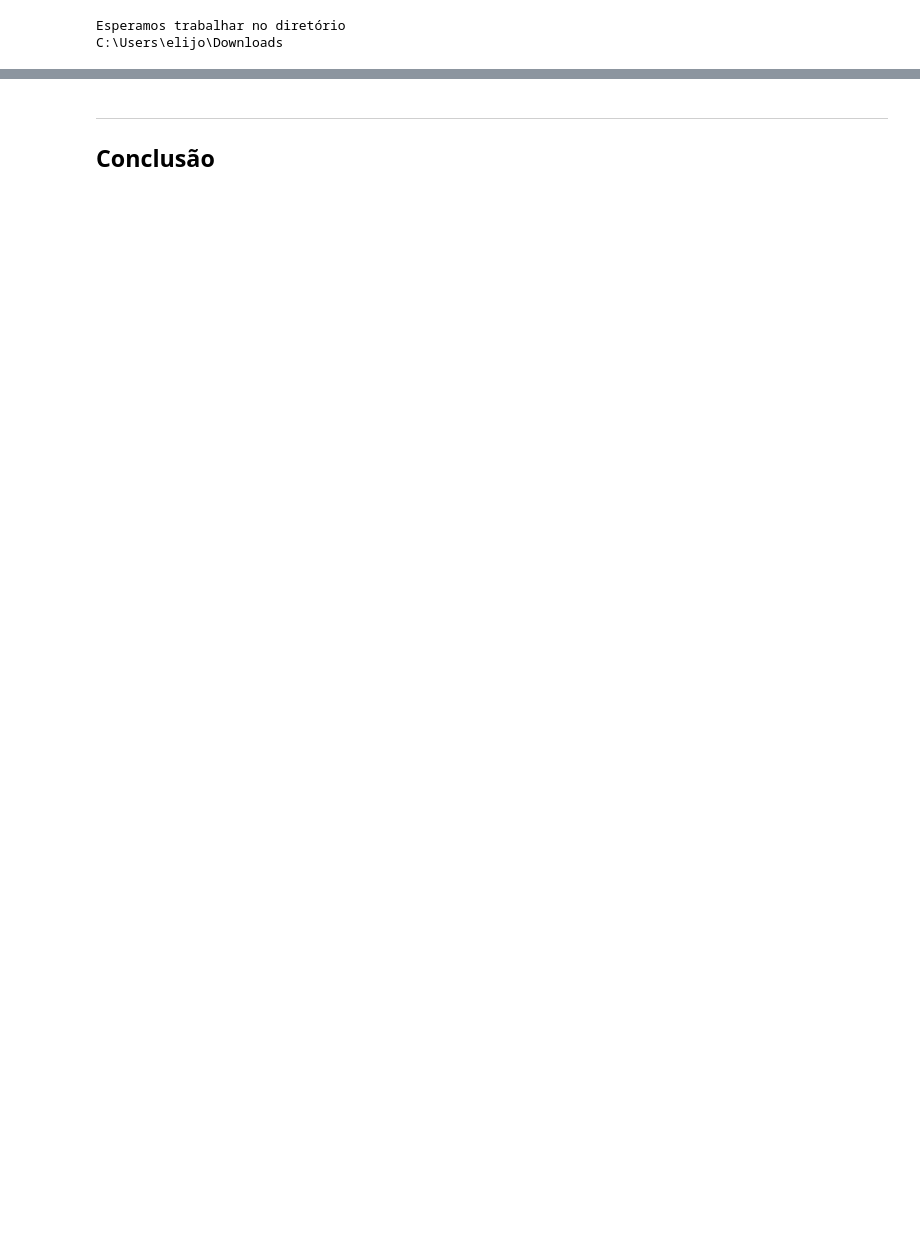
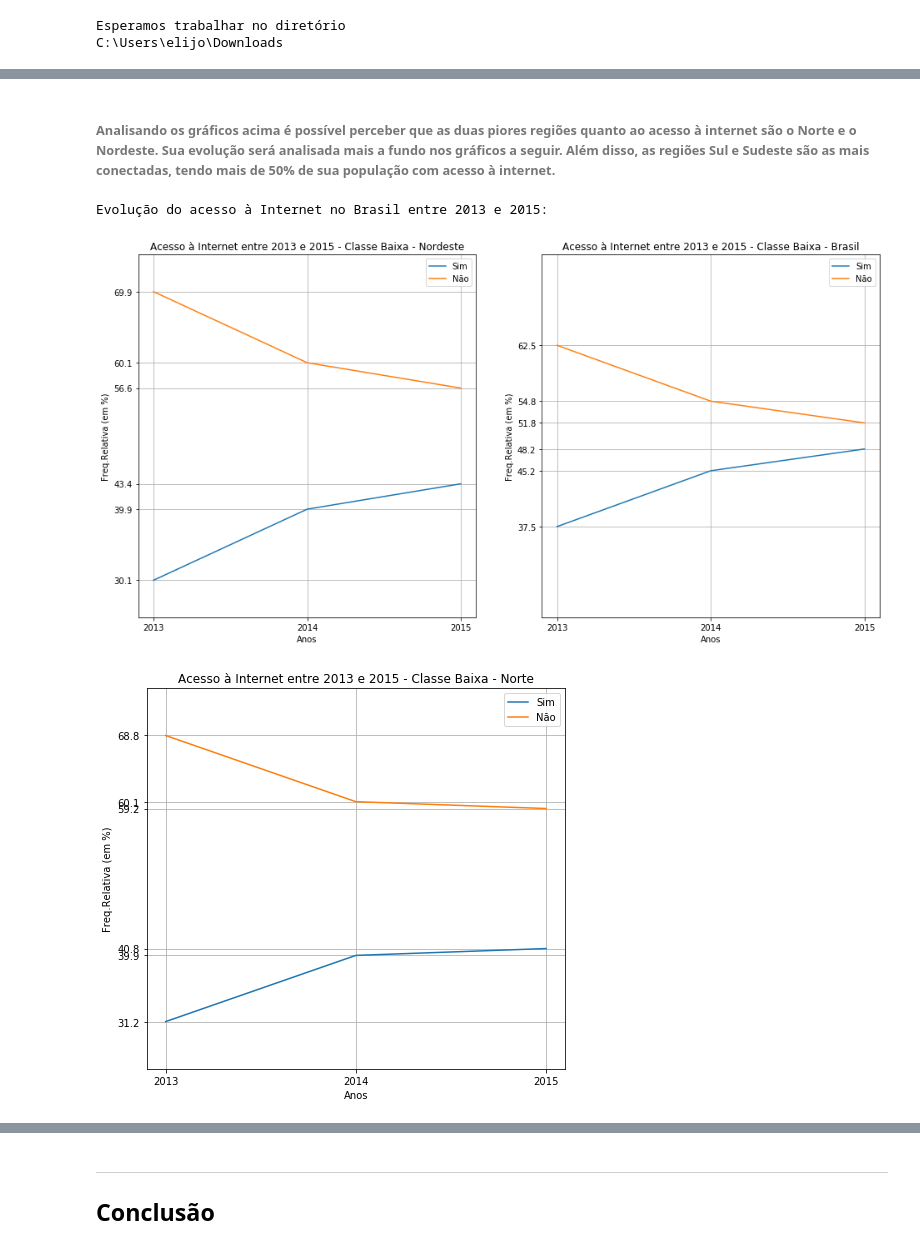
Before and after one commit to elijose55/CD, a Jupyter notebook: Projeto1 Layout.ipynb, the cells around one changed output, grey strips where cells are left out. Saved outputs shown, nothing was run; the diff lists cells and outputs as text; code cells hidden in the pictures; blank space fills up the shorter version.

```diff
--- a/Projeto1 Layout.ipynb
+++ b/Projeto1 Layout.ipynb
@@ -252,0 +281,72 @@ Nao        79.2    36.4  42.3
+# %% [markdown]
+###### Analisando os gráficos acima é possível perceber que as duas piores regiões quanto ao acesso à internet são o Norte e o Nordeste. Sua evolução será analisada mais a fundo nos gráficos a seguir. Além disso, as regiões Sul e Sudeste são as mais conectadas, tendo mais de 50% de sua população com acesso à internet.
+# %%
+#brasil
+b3 = (dados3.Internet.value_counts(sort=False, normalize=True)*100).round(decimals=1)
+b4 = (dados4.Internet.value_counts(sort=False, normalize=True)*100).round(decimals=1)
+b5 = (dados5.Internet.value_counts(sort=False, normalize=True)*100).round(decimals=1)
+
+#nordeste
+ut3 = (dados3.Internet[dados3.Regiao=='Nordeste'].value_counts(sort=False, normalize=True)*100).round(decimals=1)
+ut4 = (dados4.Internet[dados4.Regiao=='Nordeste'].value_counts(sort=False, normalize=True)*100).round(decimals=1)
+ut5 = (dados5.Internet[dados5.Regiao=='Nordeste'].value_counts(sort=False, normalize=True)*100).round(decimals=1)
+
+#norte
+n3 = (dados3.Internet[dados3.Regiao=='Norte'].value_counts(sort=False, normalize=True)*100).round(decimals=1)
+n4 = (dados4.Internet[dados4.Regiao=='Norte'].value_counts(sort=False, normalize=True)*100).round(decimals=1)
+n5 = (dados5.Internet[dados5.Regiao=='Norte'].value_counts(sort=False, normalize=True)*100).round(decimals=1)
+# %%
+lista1 = [ut3,ut4,ut5]
+lista2 = [b3,b4,b5]
+lista3 = [n3,n4,n5]
+anos = ['2013','2014','2015']
+
+#Nordeste
+fig = plt.figure(figsize=(20, 7))
+plt.subplot(131)
+plt.plot(anos,lista1)
+plt.xticks([2013,2014,2015])
+plt.yticks([69.9,60.1,56.6,30.1,39.9,43.4])
+plt.ylabel('Freq.Relativa (em %)')
+plt.xlabel('Anos')
+plt.legend(['Sim','Não'])
+plt.title('Acesso à Internet entre 2013 e 2015 - Classe Baixa - Nordeste')
+plt.ylim((25,75))
+plt.grid()
+print('Evolução do acesso à Internet no Brasil entre 2013 e 2015:')
+
+
+
+#brasil inteiro
+plt.subplot(132)
+plt.plot(anos,lista2)
+plt.xticks([2013,2014,2015])
+plt.yticks([37.5,62.5,45.2,54.8,48.2,51.8])
+plt.ylabel('Freq.Relativa (em %)')
+plt.xlabel('Anos')
+plt.legend(['Sim','Não'])
+plt.title('Acesso à Internet entre 2013 e 2015 - Classe Baixa - Brasil')
+plt.ylim((25,75))
+
+plt.tight_layout()
+plt.grid()
+plt.show()
+
+#Norte
+plt.figure(figsize=(7.5,7))
+plt.plot(anos,lista3)
+plt.xticks([2013,2014,2015])
+plt.yticks([31.2,68.8,39.9,40.8,59.2,60.1])
+plt.ylabel('Freq.Relativa (em %)')
+plt.xlabel('Anos')
+plt.legend(['Sim','Não'])
+plt.title('Acesso à Internet entre 2013 e 2015 - Classe Baixa - Norte')
+plt.ylim((25,75))
+plt.grid()
+
+
+plt.show()
+# %% [output]
+Evolução do acesso à Internet no Brasil entre 2013 e 2015:
+[figure, added]
+[figure, added]
```
Also changed, not shown: parts of 31 cells of this notebook.
